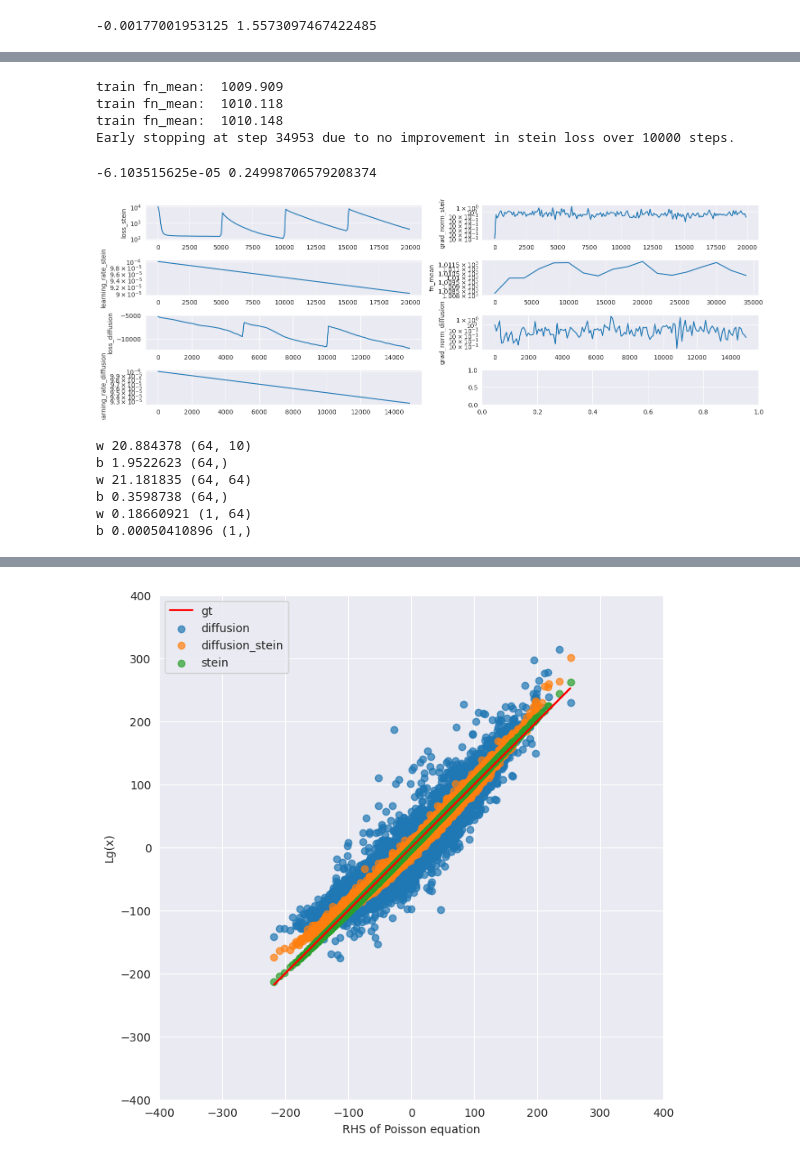
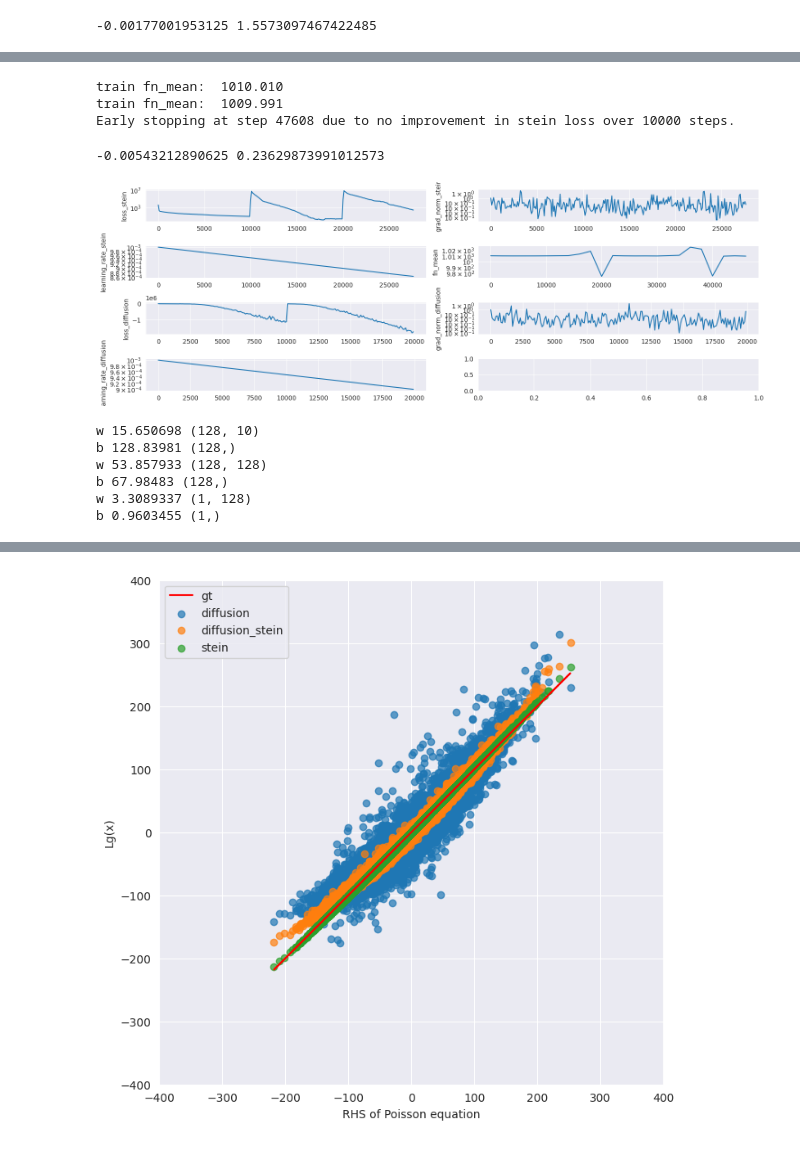
Before and after one commit to kkorolev1/mcmc-control-variates, a Jupyter notebook: diffcv.ipynb, the cells around one changed output, grey strips where cells are left out. Cells and saved outputs as stored; diff of their text form; code cells hidden in the pictures.

```diff
--- a/diffcv.ipynb
+++ b/diffcv.ipynb
@@ -104,9 +104,9 @@ print(results["base"]["bias"], results["base"]["std"])
 -0.00177001953125 1.5573097467422485
 # %%
 data_config = DataConfig(
-    batch_size=4096,
-    train_size=4096,
-    eval_size=32768,
+    batch_size=1024,
+    train_size=1024 * 5,
+    eval_size=1024 * 20,
 )
 
 train_dataloader = get_data_from_sampler(
@@ -170,7 +170,7 @@ def get_optimizer(scheduler: optax.Schedule, optimizer_name: str, **kwargs):
 # %%
 model_config = ModelConfig(
     depth=2,
-    width_size=64,
+    width_size=128,
     activation=requ,
 )
 
@@ -190,14 +190,13 @@ loss = DiffusionLoss(fn=fn)
 
 scheduler = get_scheduler(
     "exponential",
-    init_value=1e-4,
+    init_value=1e-3,
     transition_steps=20_000,
     decay_rate=0.9,
 )
 
-optimizer = get_optimizer(scheduler, "adamw", weight_decay=1e-1)
+optimizer = get_optimizer(scheduler, "adamw", weight_decay=1e-2)
 
-rng, key = jax.random.split(rng)
 trainer = CVTrainer(
     model_diffusion,
     fn,
@@ -210,6 +209,8 @@ trainer = CVTrainer(
     use_fn_mean=True,
     **asdict(trainer_config),
 )
+
+rng, key = jax.random.split(rng)
 model_diffusion = trainer.train(key)
 
 plot_log_results(logger)
@@ -242,7 +243,7 @@ Array(-0.3338708, dtype=float32)
 # %%
 model_config = ModelConfig(
     depth=2,
-    width_size=64,
+    width_size=128,
     activation=requ,
 )
 
@@ -251,7 +252,7 @@ trainer_config = TrainerALSConfig(
     patience=10_000,
     eval_every_n_steps=2_000,
     n_steps=50_000,
-    switch_steps=5000,
+    switch_steps=10_000,
 )
 
 logger = Logger()
@@ -261,68 +262,68 @@ model_diffusion_als = get_model(key, sampler_config.dim, model_config)
 
 scheduler_diffusion = get_scheduler(
     "exponential",
-    init_value=1e-4,
+    init_value=1e-3,
     transition_steps=20_000,
     decay_rate=0.9,
 )
 
-optimizer_diffusion = get_optimizer(scheduler_diffusion, "sgd", momentum=0.9, nesterov=True)
+optimizer_diffusion = get_optimizer(scheduler_diffusion, "adamw", weight_decay=1e-2)
 
 scheduler_stein = get_scheduler(
     "exponential",
-    init_value=1e-4,
+    init_value=1e-3,
     transition_steps=20_000,
     decay_rate=0.9,
 )
 
-optimizer_stein = get_optimizer(scheduler_stein, "sgd", momentum=0.9, nesterov=True)
+optimizer_stein = get_optimizer(scheduler_stein, "adamw", weight_decay=1e-2)
 
 loss_diffusion = DiffusionLoss(fn=fn)
 loss_stein = DiffLoss(fn=fn, grad_log_prob=grad_log_prob, noise_std=1.0)
 
-rng, key = jax.random.split(rng)
+
 trainer = CVALSTrainer(
     model_diffusion_als,
     fn,
     grad_log_prob,
     train_dataloader,
     eval_dataloader,
     optimizer_diffusion,
     optimizer_stein,
     loss_diffusion,
     loss_stein,
     logger=logger,
     **asdict(trainer_config),
 )
 
+rng, key = jax.random.split(rng)
 model_diffusion_als = trainer.train(key)
 
 plot_log_results(logger)
 
 generator_diffusion_als = ScalarGenerator(grad_log_prob, model_diffusion_als)
 fn_with_cv = lambda x: fn(x) + generator_diffusion_als(x)
 
 rng, key = jax.random.split(rng)
 results["diffusion_als"] = estimate(key, fn_with_cv, estimator_config)
 print(results["diffusion_als"]["bias"], results["diffusion_als"]["std"])
 # %% [output]
-train fn_mean:  1009.909
-train fn_mean:  1010.118
-train fn_mean:  1010.148
-Early stopping at step 34953 due to no improvement in stein loss over 10000 steps.
+train fn_mean:  1010.010
+train fn_mean:  1009.991
+Early stopping at step 47608 due to no improvement in stein loss over 10000 steps.
--6.103515625e-05 0.24998706579208374
+-0.00543212890625 0.23629873991012573
-[figure, old version]
+[figure, new version]
 # %%
 for layer in model_diffusion_als.mlp.layers:
     print("w", (layer.weight**2).sum(), layer.weight.shape)
     print("b", (layer.bias**2).sum(), layer.bias.shape)
 # %% [output]
-w 20.884378 (64, 10)
-b 1.9522623 (64,)
-w 21.181835 (64, 64)
-b 0.3598738 (64,)
-w 0.18660921 (1, 64)
-b 0.00050410896 (1,)
+w 15.650698 (128, 10)
+b 128.83981 (128,)
+w 53.857933 (128, 128)
+b 67.98483 (128,)
+w 3.3089337 (1, 128)
+b 0.9603455 (1,)
 # %%
 jax.vmap(generator_diffusion_als)(samples).mean()
 # %% [output]
```
Also changed, not shown: parts of 10 cells of this notebook, 3 other files.
